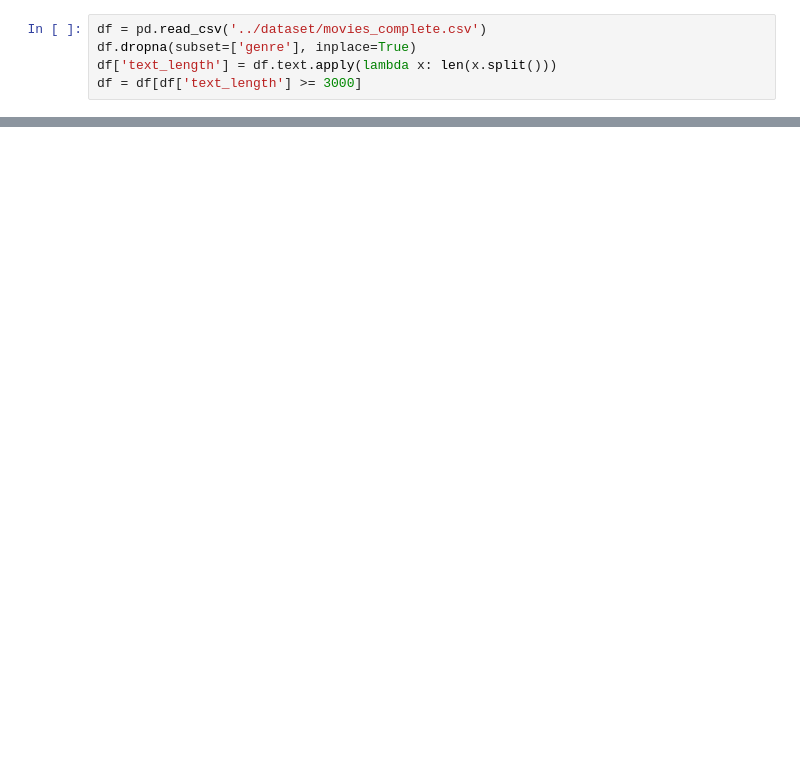
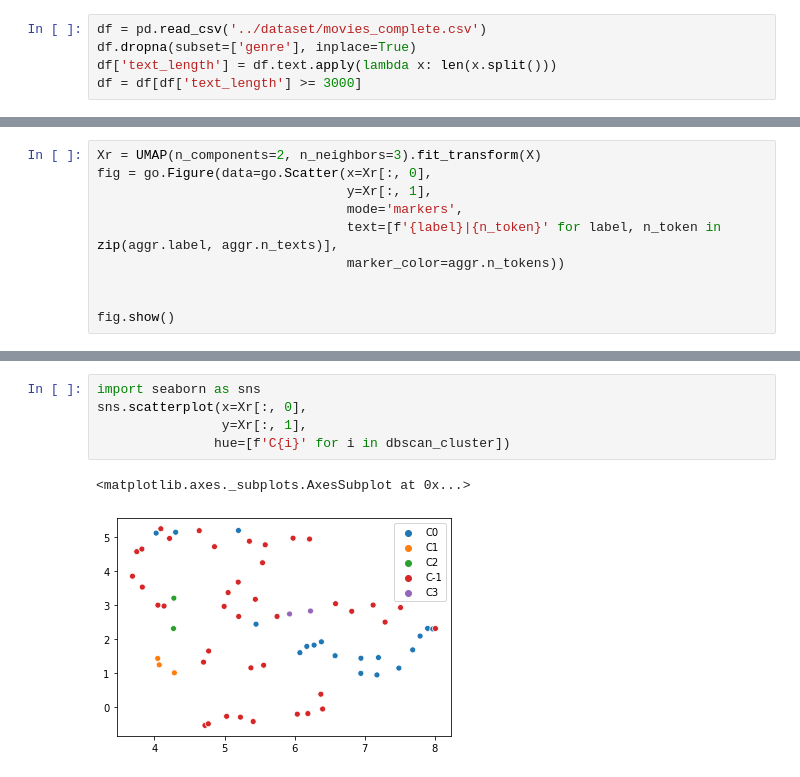
Before and after one commit to LennartKeller/SubtitleClustering, a Jupyter notebook: notebooks/LanguageAggregated.ipynb, the cells around one changed output, grey strips where cells are left out. Cells and saved outputs as stored; diff of their text form; blank space fills up the shorter version.

```diff
--- a/notebooks/LanguageAggregated.ipynb
+++ b/notebooks/LanguageAggregated.ipynb
@@ -179,0 +222,10 @@ Total number of tokens in cluster => 12288748
+# %%
+Xr = UMAP(n_components=2, n_neighbors=3).fit_transform(X)
+fig = go.Figure(data=go.Scatter(x=Xr[:, 0],
+                                y=Xr[:, 1],
+                                mode='markers',
+                                text=[f'{label}|{n_token}' for label, n_token in zip(aggr.label, aggr.n_texts)],
+                                marker_color=aggr.n_tokens))
+
+
+fig.show()
@@ -179,0 +345,8 @@ Total number of tokens in cluster => 12288748
+# %%
+import seaborn as sns
+sns.scatterplot(x=Xr[:, 0],
+                y=Xr[:, 1],
+               hue=[f'C{i}' for i in dbscan_cluster])
+# %% [output]
+<matplotlib.axes._subplots.AxesSubplot at 0x...>
+[figure, added]
```
Also changed, not shown: parts of 73 cells of this notebook.
